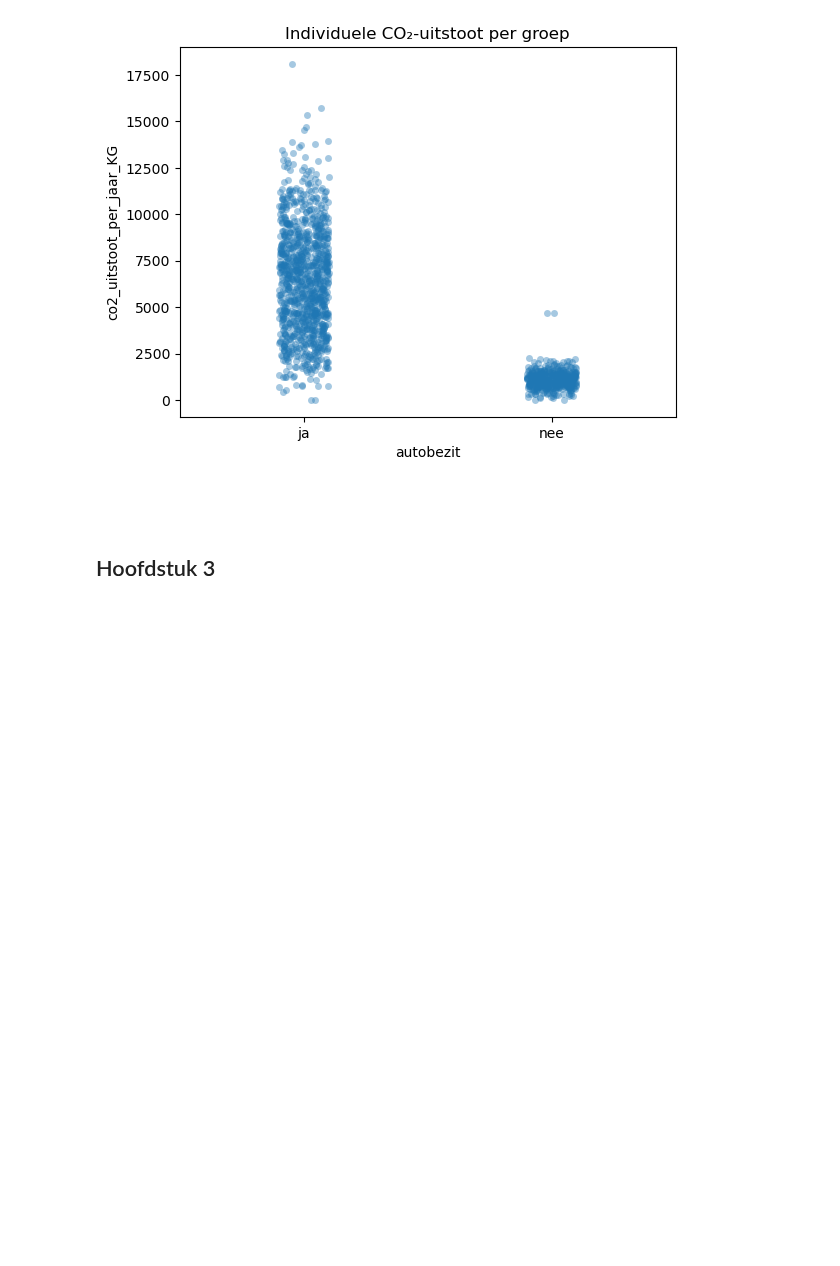
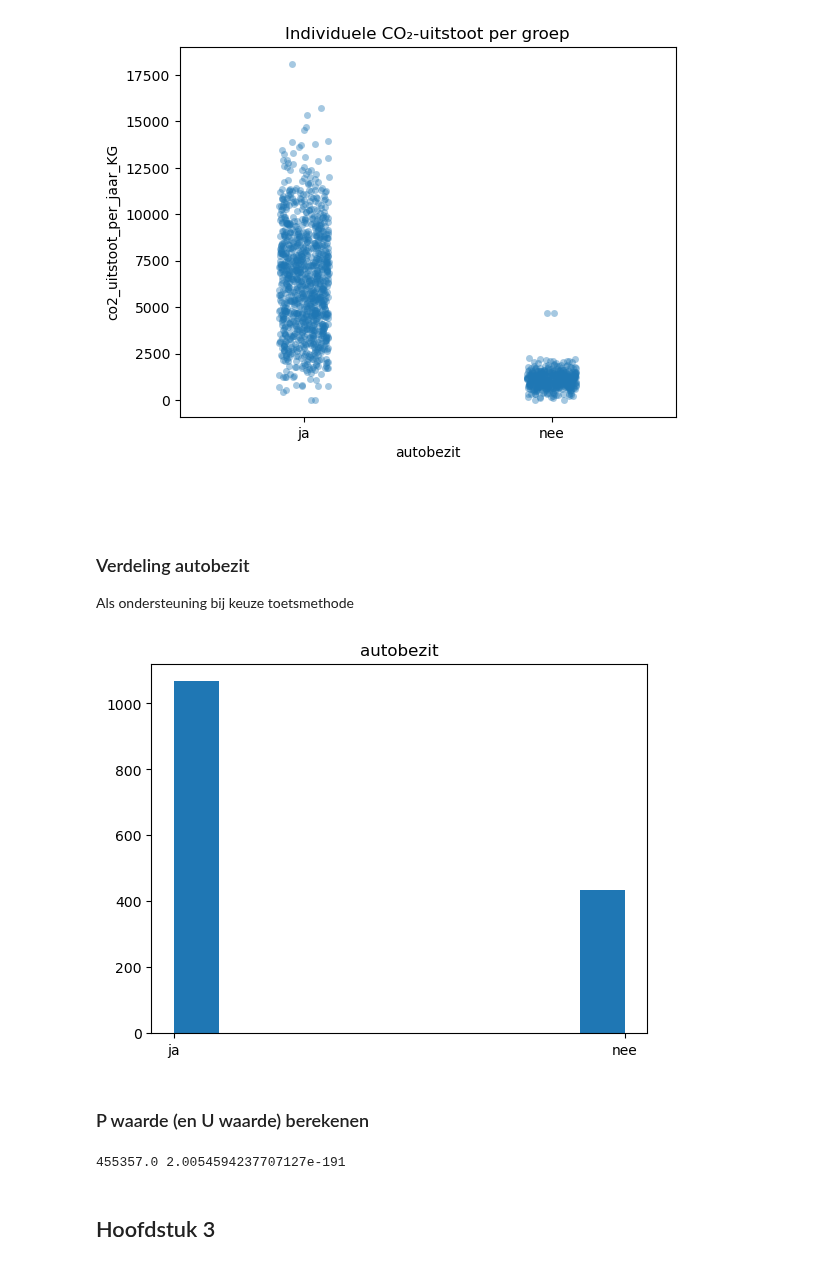
Before and after one commit to svenkr-6/Wiskunde_II_Portfolio, a Jupyter notebook: Wiskunde_II_Portfolio.ipynb, the cells around one changed output. Drawn from its saved outputs; the diff is of its cells as text; code cells hidden in the pictures; blank space fills up the shorter version.

```diff
--- a/Wiskunde_II_Portfolio.ipynb
+++ b/Wiskunde_II_Portfolio.ipynb
@@ -333,6 +333,29 @@ plt.show()
 [figure]
 # %% [markdown]
 ###
+# %% [markdown]
+### Verdeling autobezit
+Als ondersteuning bij keuze toetsmethode
+# %%
+plt.hist(df['autobezit'])
+plt.title('autobezit')
+plt.show()
+# %% [output]
+[figure, added]
+# %% [markdown]
+### P waarde (en U waarde) berekenen
+# %%
+from scipy.stats import mannwhitneyu
+
+groep1 = df_transformed[df_transformed['autobezit_nee'] == False]
+groep2 = df_transformed[df_transformed['autobezit_nee'] == True]
+
+
+stat, p = mannwhitneyu(groep1['co2_uitstoot_per_jaar_KG'], groep2['co2_uitstoot_per_jaar_KG'])
+
+print(stat, p)
+# %% [output]
+455357.0 2.0054594237707127e-191
 # %% [markdown]
 ## Hoofdstuk 3
 # %% [markdown]
```
